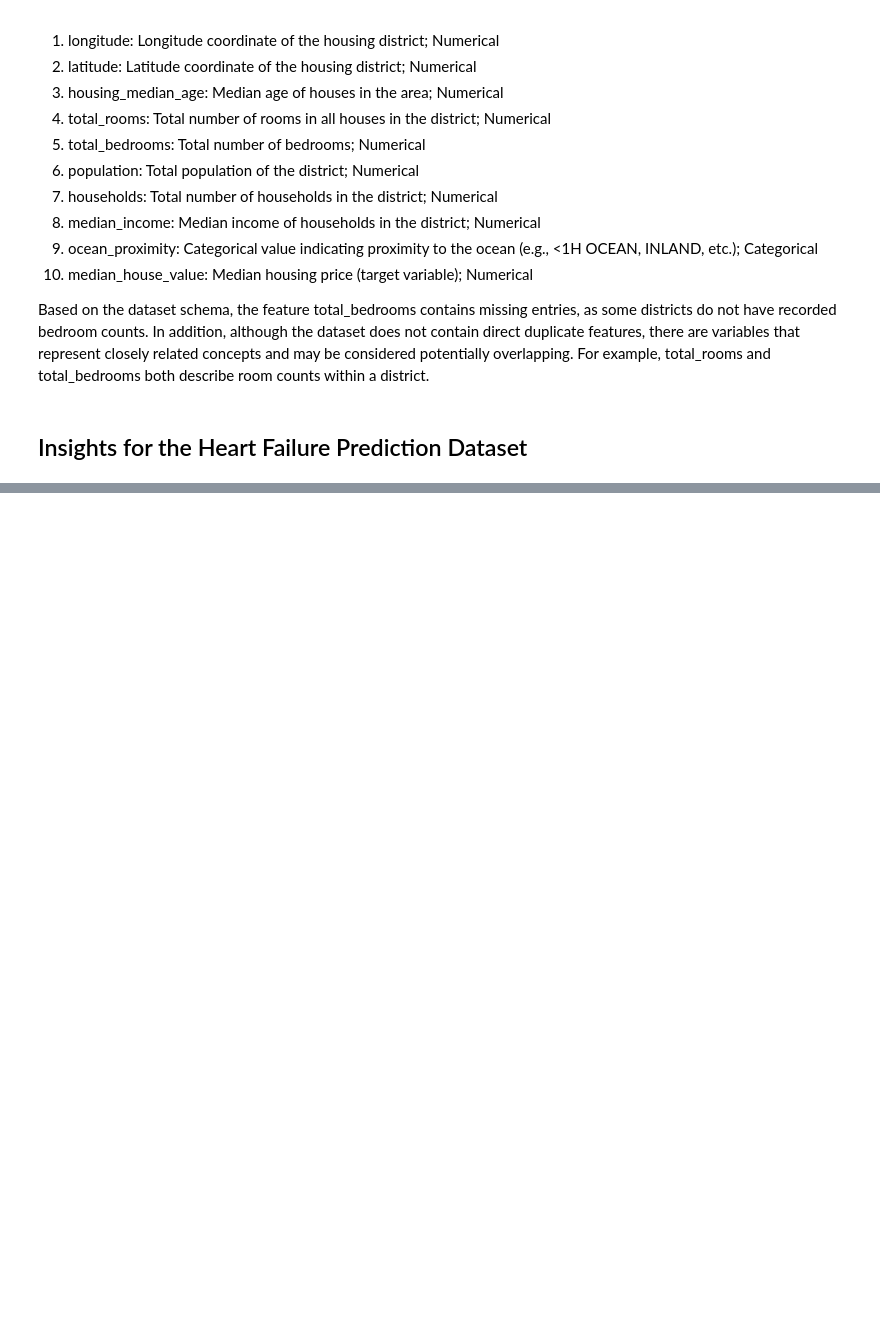
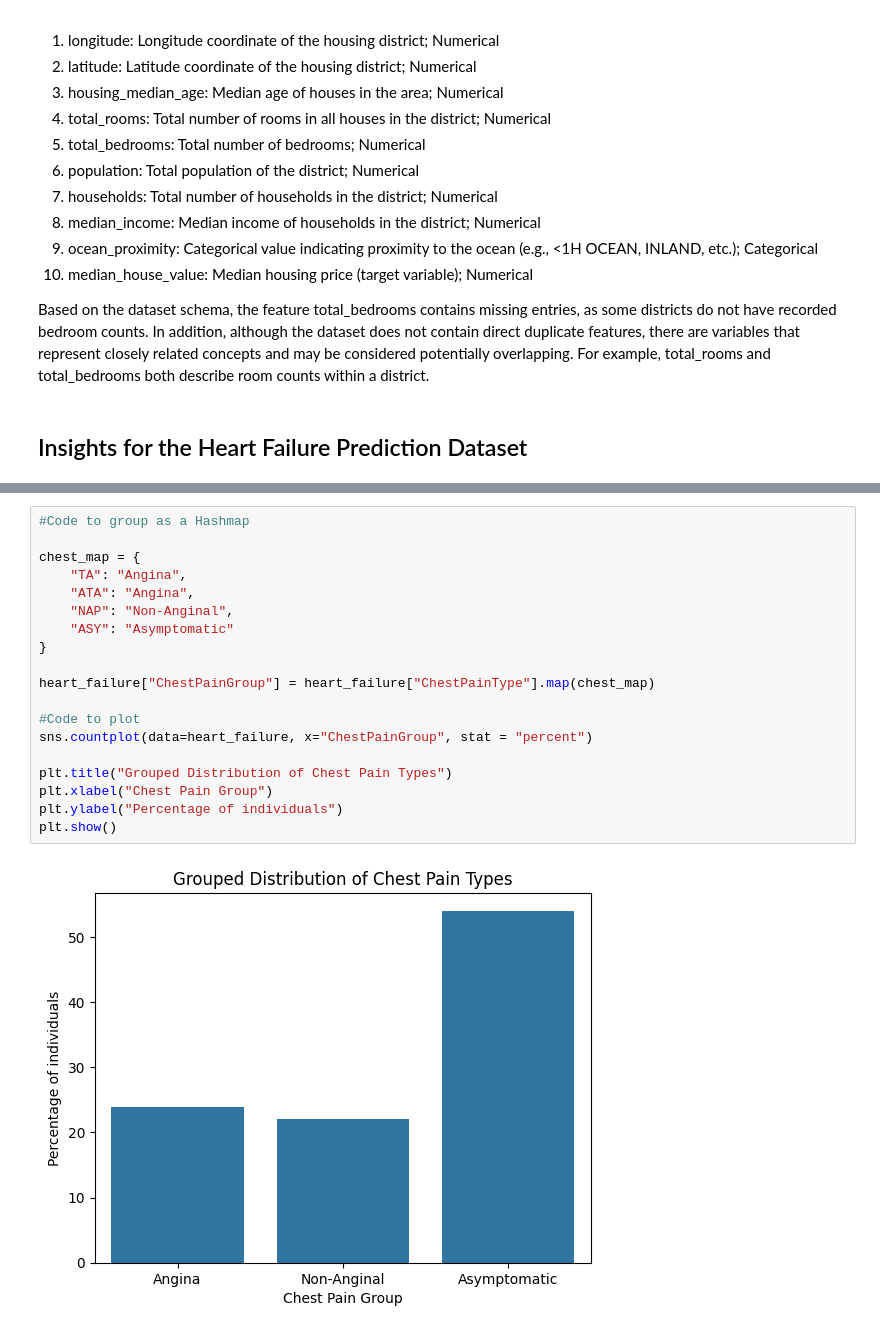
Before and after one commit to michaelmassaad02/CSI4142_Assignment1, a Jupyter notebook: CSI4142-Assignment1.ipynb, the cells around one changed output, grey strips where cells are left out. Cells and saved outputs as stored; diff of their text form; blank space fills up the shorter version.

```diff
--- a/CSI4142-Assignment1.ipynb
+++ b/CSI4142-Assignment1.ipynb
@@ -82,0 +131,21 @@ heart_failure.shape
+# %%
+#Code to group as a Hashmap
+
+chest_map = {
+    "TA": "Angina",
+    "ATA": "Angina",
+    "NAP": "Non-Anginal",
+    "ASY": "Asymptomatic"
+}
+
+heart_failure["ChestPainGroup"] = heart_failure["ChestPainType"].map(chest_map)
+
+#Code to plot
+sns.countplot(data=heart_failure, x="ChestPainGroup", stat = "percent")
+
+plt.title("Grouped Distribution of Chest Pain Types")
+plt.xlabel("Chest Pain Group")
+plt.ylabel("Percentage of individuals")
+plt.show()
+# %% [output]
+[figure, added]
```
Also changed, not shown: parts of 31 cells of this notebook.
